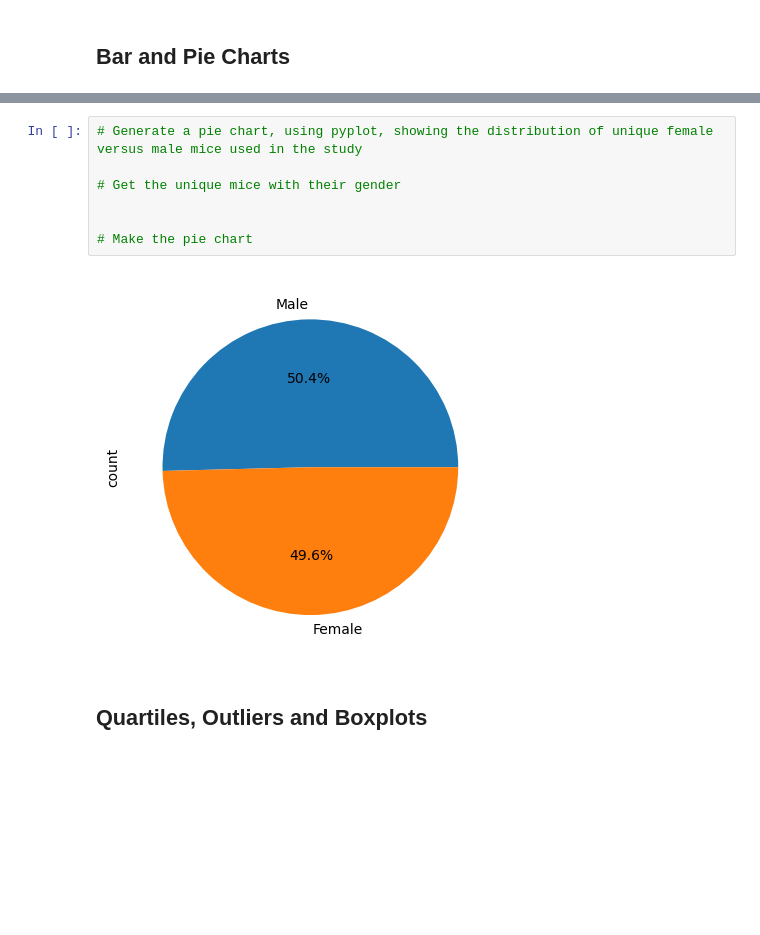
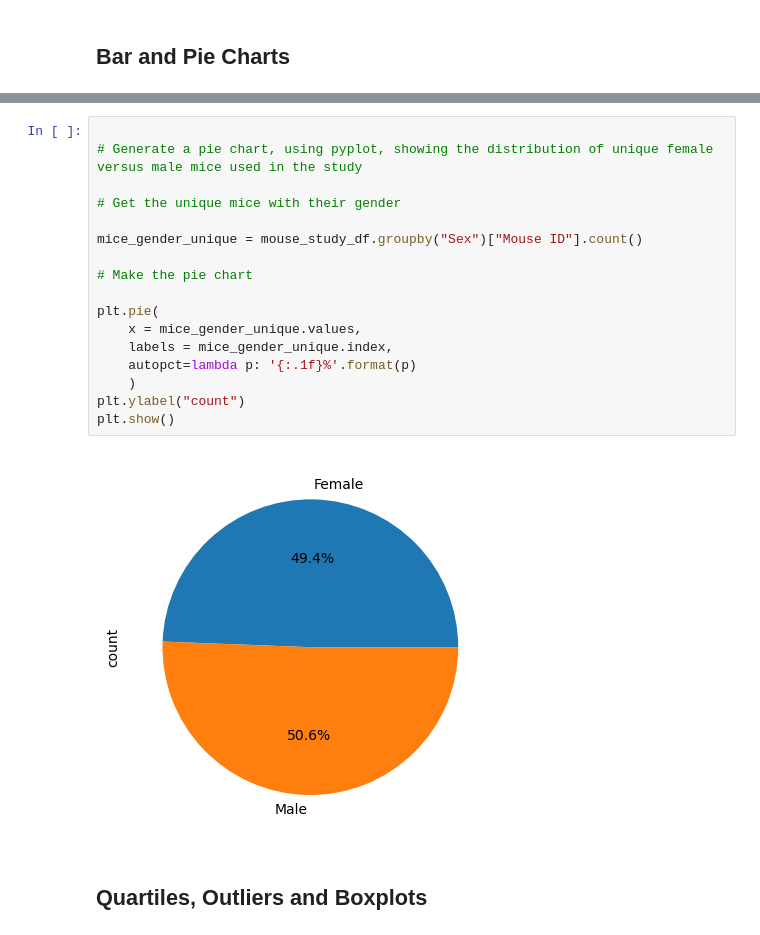
Before and after one commit to tinpham1/matplotlib-challenge-, a Jupyter notebook: main.ipynb, the cells around one changed output, grey strips where cells are left out. Saved outputs shown, nothing was run; the diff lists cells and outputs as text; blank space fills up the shorter version.

```diff
--- a/main.ipynb
+++ b/main.ipynb
@@ -149,12 +242,22 @@ clean_df["Mouse ID"].nunique()
 # %%
+
 # Generate a pie chart, using pyplot, showing the distribution of unique female versus male mice used in the study
 
 # Get the unique mice with their gender
 
+mice_gender_unique = mouse_study_df.groupby("Sex")["Mouse ID"].count()
 
 # Make the pie chart
+
+plt.pie(
+    x = mice_gender_unique.values,
+    labels = mice_gender_unique.index,
+    autopct=lambda p: '{:.1f}%'.format(p)
+    )
+plt.ylabel("count")
+plt.show()
 # %% [output]
-[figure, old version]
+[figure, new version]
 # %% [markdown]
 ## Quartiles, Outliers and Boxplots
 # %%
```
Also changed, not shown: parts of 8 cells of this notebook.
